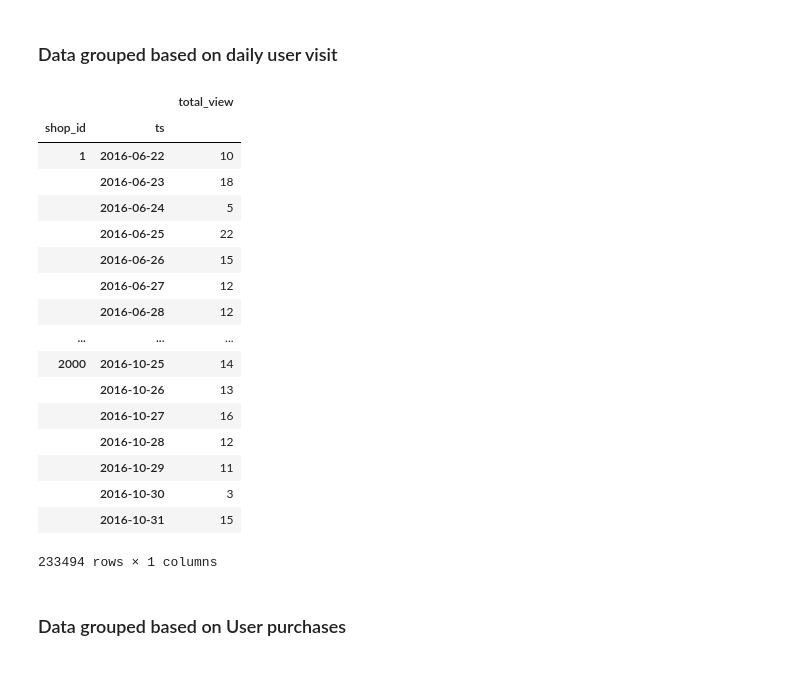
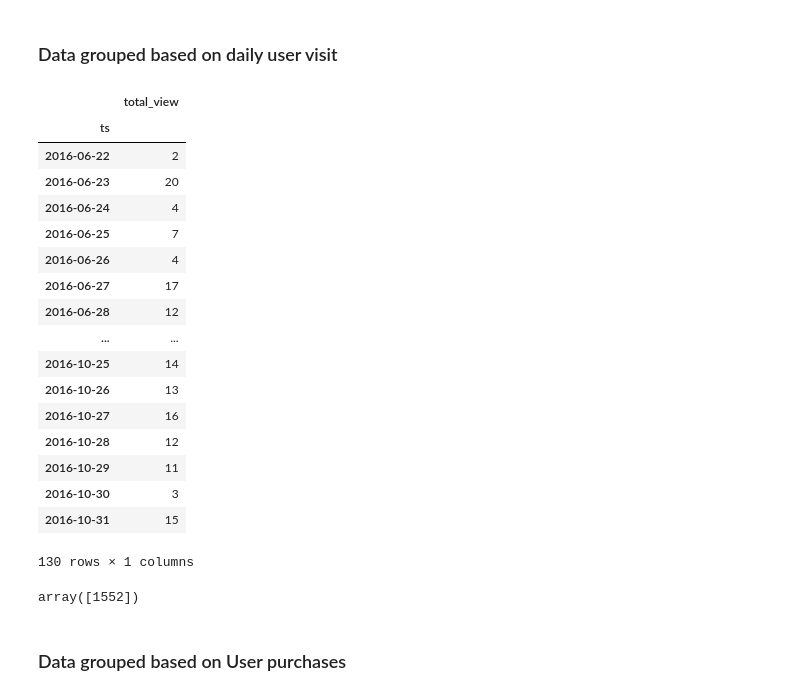
Before and after one commit to rkmalaiya/alibaba_foot_traffic_ijcai2017, a Jupyter notebook: code/ijcai-cff_tsa.ipynb, the cells around one changed output. Drawn from its saved outputs; the diff is of its cells as text; code cells hidden in the pictures.

```diff
--- a/code/ijcai-cff_tsa.ipynb
+++ b/code/ijcai-cff_tsa.ipynb
@@ -271,26 +271,30 @@ Getting data for shop_ids (537,1347,131,1752,996,188,1265,1301,681,289,1380,980,
 # %% [markdown]
 ### Data grouped based on daily user visit
 # %%
-df_user_view
+df_user_view.loc[2000]
 # %% [output]
-|  |  | total_view |
-| shop_id | ts |  |
-| 1 | 2016-06-22 | 10 |
-|  | 2016-06-23 | 18 |
-|  | 2016-06-24 | 5 |
-|  | 2016-06-25 | 22 |
-|  | 2016-06-26 | 15 |
-|  | 2016-06-27 | 12 |
-|  | 2016-06-28 | 12 |
-| ... | ... | ... |
-| 2000 | 2016-10-25 | 14 |
-|  | 2016-10-26 | 13 |
-|  | 2016-10-27 | 16 |
-|  | 2016-10-28 | 12 |
-|  | 2016-10-29 | 11 |
-|  | 2016-10-30 | 3 |
-|  | 2016-10-31 | 15 |
+|  | total_view |
+| ts |  |
+| 2016-06-22 | 2 |
+| 2016-06-23 | 20 |
+| 2016-06-24 | 4 |
+| 2016-06-25 | 7 |
+| 2016-06-26 | 4 |
+| 2016-06-27 | 17 |
+| 2016-06-28 | 12 |
+| ... | ... |
+| 2016-10-25 | 14 |
+| 2016-10-26 | 13 |
+| 2016-10-27 | 16 |
+| 2016-10-28 | 12 |
+| 2016-10-29 | 11 |
+| 2016-10-30 | 3 |
+| 2016-10-31 | 15 |
-233494 rows × 1 columns
+130 rows × 1 columns
+# %%
+sum(df_user_view.loc[2000].values)
+# %% [output]
+array([1552])
 # %% [markdown]
 ### Data grouped based on User purchases
 # %%
```
Also changed, not shown: parts of 4 cells of this notebook, 14 other files.
